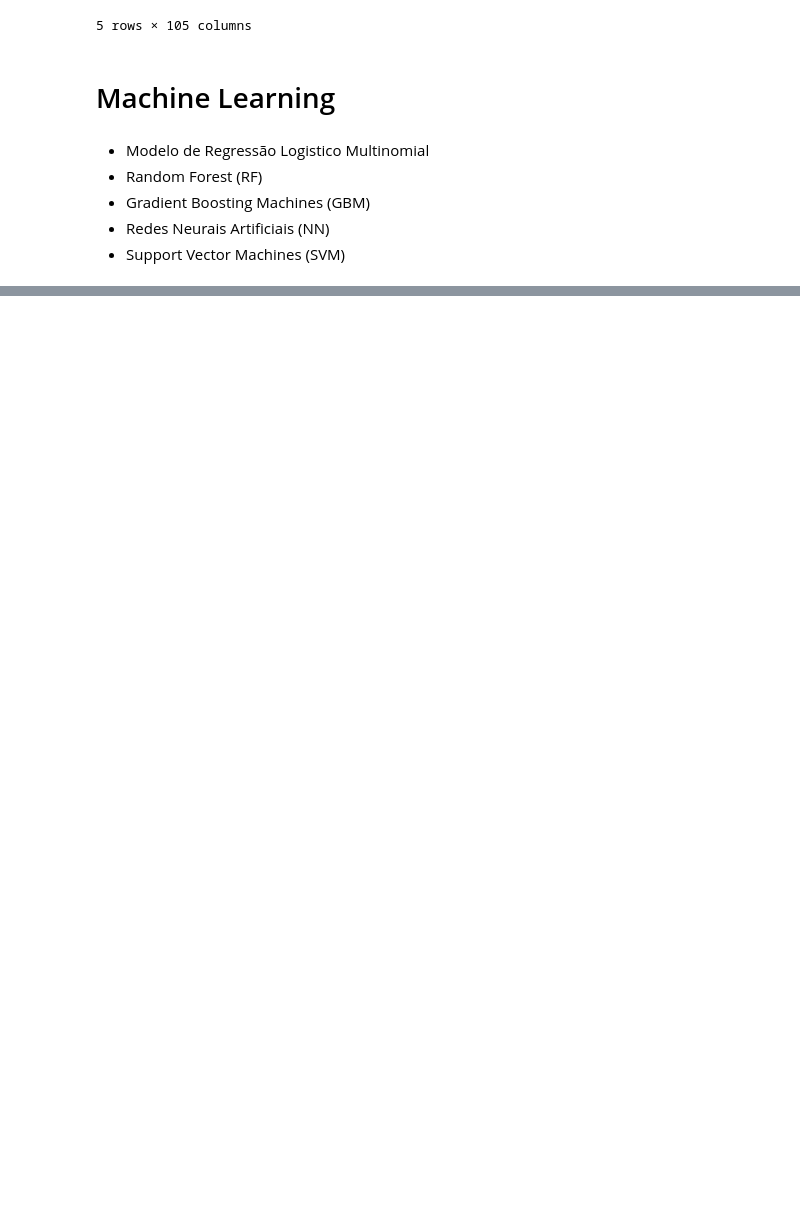
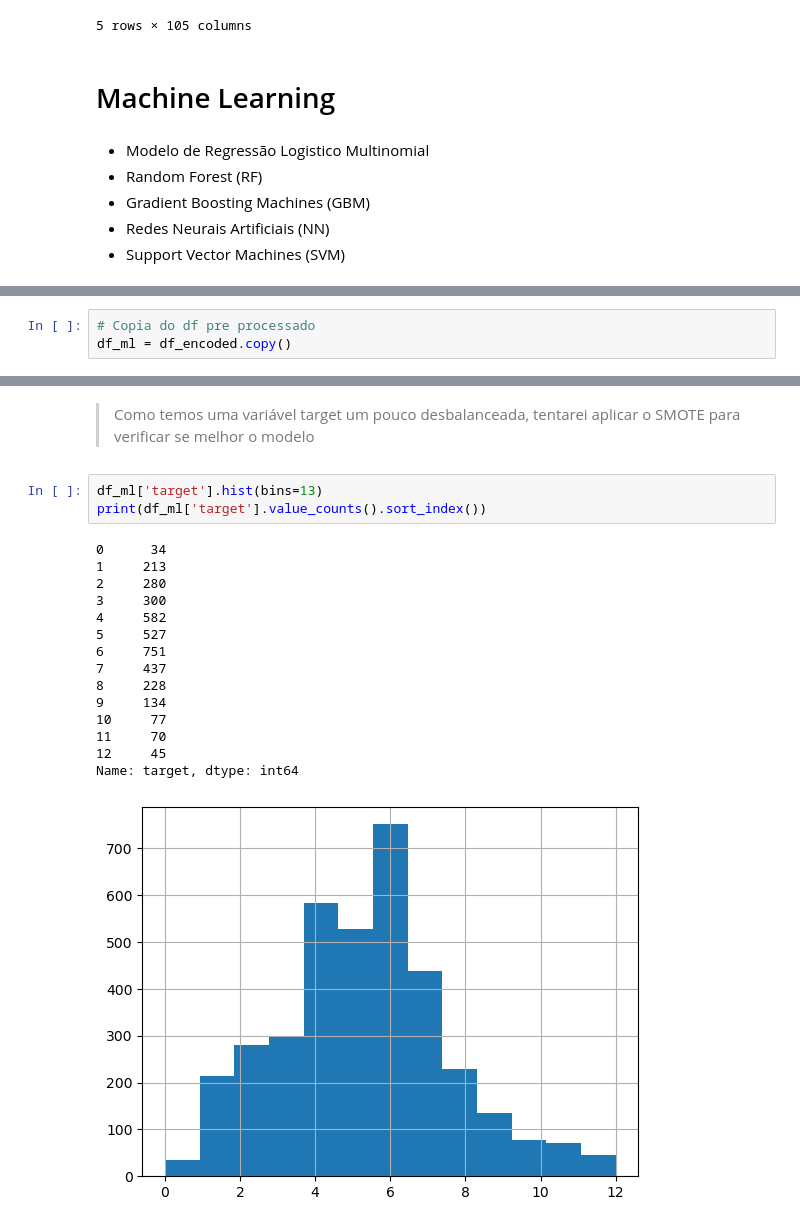
Before and after one commit to rafajovelho/TCC-MBA_USP, a Jupyter notebook: EDA_ML_State_of_data_2022.ipynb, the cells around one changed output, grey strips where cells are left out. Saved outputs shown, nothing was run; the diff lists cells and outputs as text; blank space fills up the shorter version.

```diff
--- a/EDA_ML_State_of_data_2022.ipynb
+++ b/EDA_ML_State_of_data_2022.ipynb
@@ -639,0 +649,3 @@ Vou testar os modelos que não se faz necessário o pre processamento dos dados
+# %%
+# Copia do df pre processado
+df_ml = df_encoded.copy()
@@ -639,0 +768,21 @@ Vou testar os modelos que não se faz necessário o pre processamento dos dados
+# %% [markdown]
+> Como temos uma variável target um pouco desbalanceada, tentarei aplicar o SMOTE para verificar se melhor o modelo
+# %%
+df_ml['target'].hist(bins=13)
+print(df_ml['target'].value_counts().sort_index())
+# %% [output]
+0      34
+1     213
+2     280
+3     300
+4     582
+5     527
+6     751
+7     437
+8     228
+9     134
+10     77
+11     70
+12     45
+Name: target, dtype: int64
+[figure, added]
```
Also changed, not shown: parts of 21 cells of this notebook.
